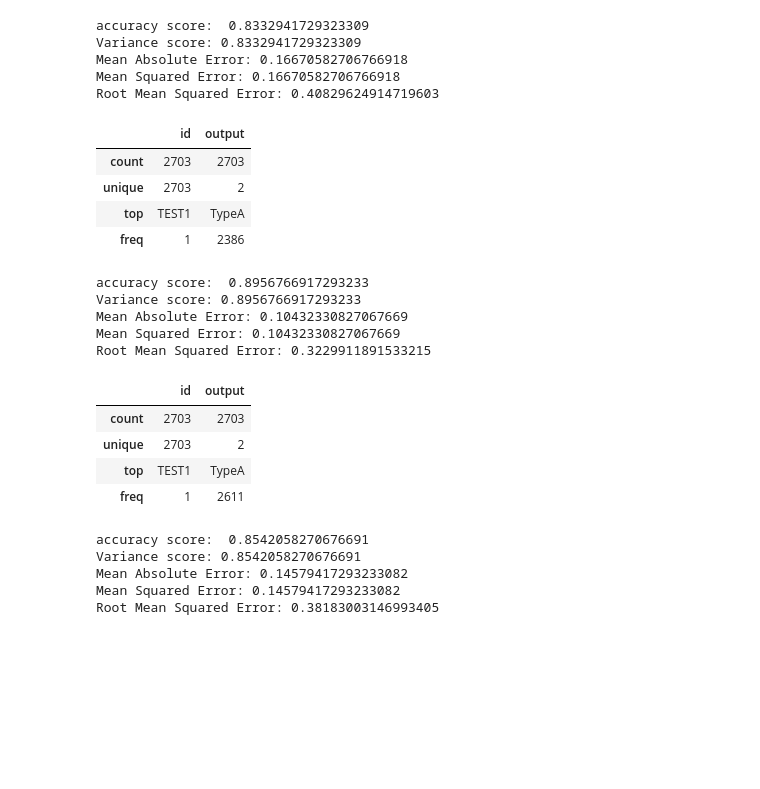
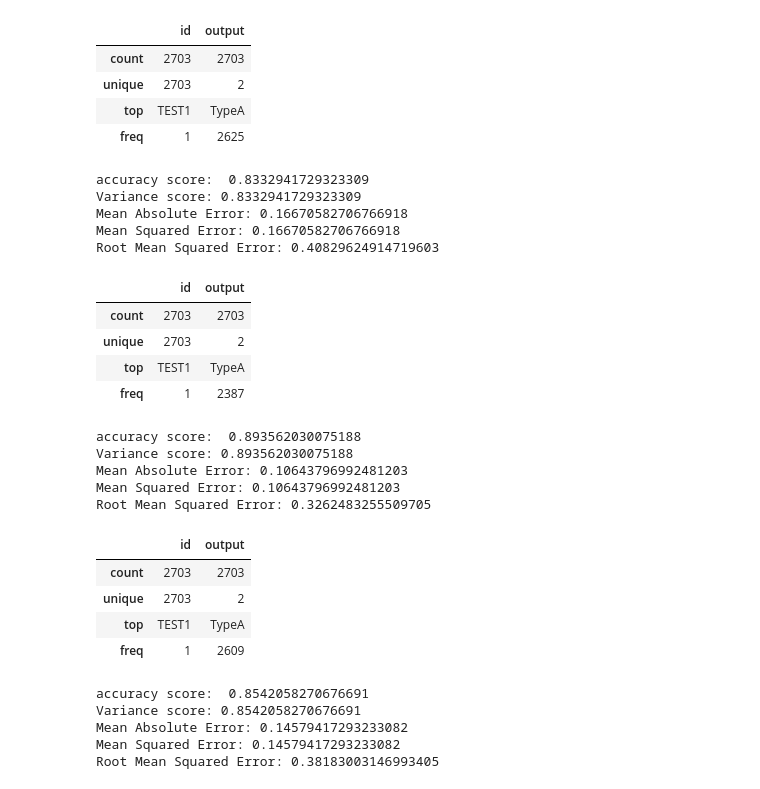
Before and after one commit to Meapy/MachineL, a Jupyter notebook: Assignment2/main.ipynb, the cells around one changed output. Drawn from its saved outputs; the diff is of its cells as text; code cells hidden in the pictures; blank space fills up the shorter version.

```diff
--- a/Assignment2/main.ipynb
+++ b/Assignment2/main.ipynb
@@ -95,6 +96,7 @@ def predict(test_data):
     output_data.to_csv('predictions.txt', sep=',', header=True, index=False)
 
     return test_data, output_data
-prediction = predict(test_data)
+test_data, output_data = predict(test_data)
+output_data.describe()
 # %% [output]
 accuracy score:  0.8966165413533834
@@ -104,4 +106,9 @@ Mean Squared Error: 0.08467933767212096
 Root Mean Squared Error: 0.2909971437525134
+|  | id | output |
+| count | 2703 | 2703 |
+| unique | 2703 | 2 |
+| top | TEST1 | TypeA |
+| freq | 1 | 2625 |
 # %%
 #create a predict function that uses decision tree to predict the output column in test_data
 #then write the predictions to a txt file using the layout <id>,<output> where <id> is the id and <output> is either TypeA or TypeB
@@ -149,7 +156,7 @@ Root Mean Squared Error: 0.40829624914719603
 | count | 2703 | 2703 |
 | unique | 2703 | 2 |
 | top | TEST1 | TypeA |
-| freq | 1 | 2386 |
+| freq | 1 | 2387 |
 # %%
 #create a predict function that uses random forest to predict the output column in test_data
 #then write the predictions to a txt file using the layout <id>,<output> where <id> is the id and <output> is either TypeA or TypeB
@@ -187,16 +194,16 @@ def predict_forest(test_data):
 test_data, output_data = predict_forest(test_data)
 output_data.describe()
 # %% [output]
-accuracy score:  0.8956766917293233
-Variance score: 0.8956766917293233
-Mean Absolute Error: 0.10432330827067669
-Mean Squared Error: 0.10432330827067669
-Root Mean Squared Error: 0.3229911891533215
+accuracy score:  0.893562030075188
+Variance score: 0.893562030075188
+Mean Absolute Error: 0.10643796992481203
+Mean Squared Error: 0.10643796992481203
+Root Mean Squared Error: 0.3262483255509705
 |  | id | output |
 | count | 2703 | 2703 |
 | unique | 2703 | 2 |
 | top | TEST1 | TypeA |
-| freq | 1 | 2611 |
+| freq | 1 | 2609 |
 # %%
 #create a predict function that uses Naive Bayes to predict the output column in test_data
 #then write the predictions to a txt file using the layout <id>,<output> where <id> is the id and <output> is either TypeA or TypeB
```
Also changed, not shown: parts of 4 cells of this notebook, 2 other files.
